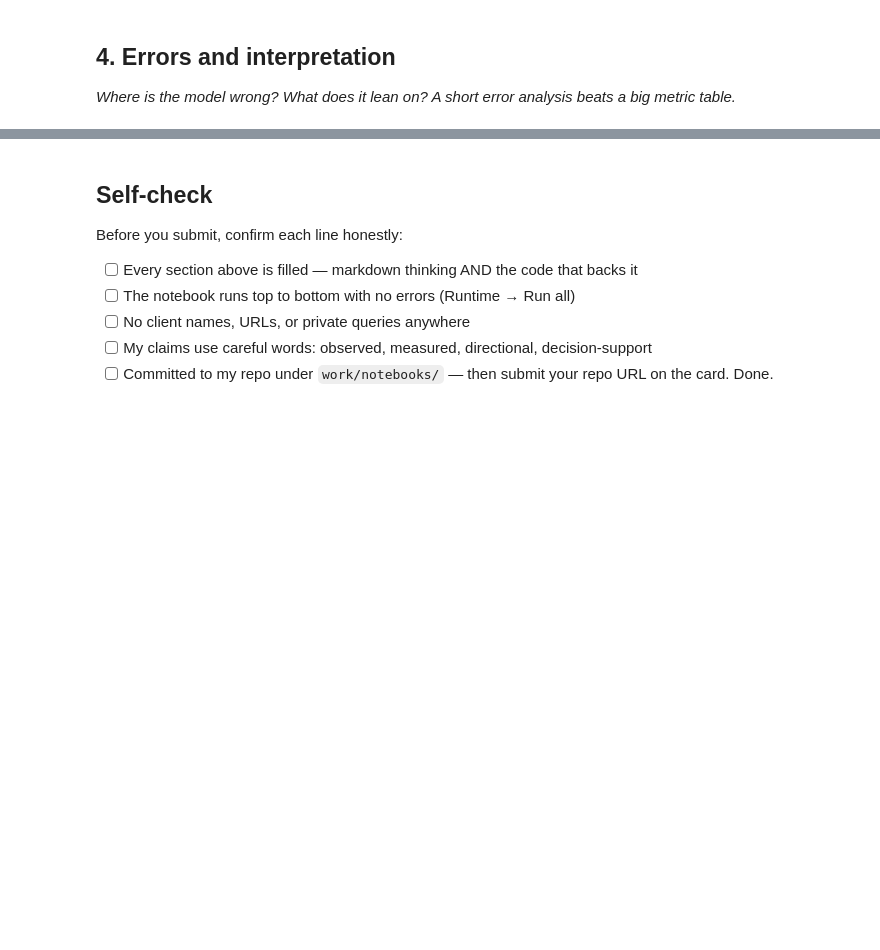
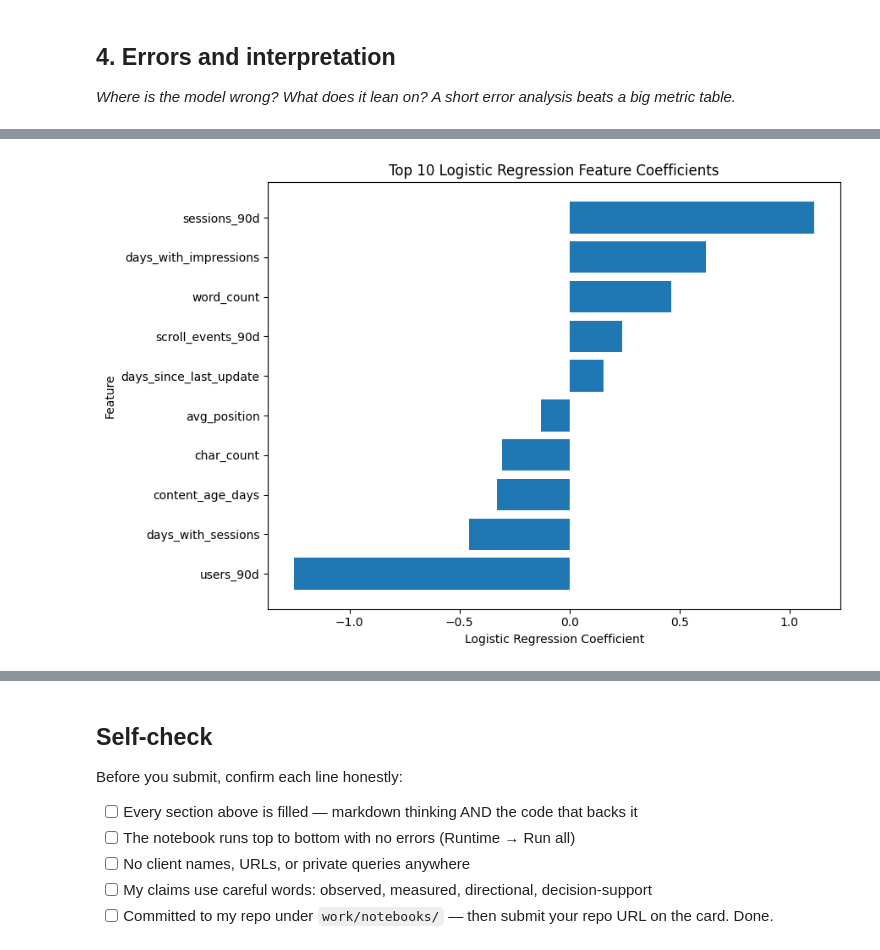
Before and after one commit to saisathwik2703/flyrank-ml-internship-starter, a Jupyter notebook: work/notebooks/w05_model.ipynb, the cells around one changed output, grey strips where cells are left out. Cells and saved outputs as stored; diff of their text form; code cells hidden in the pictures; blank space fills up the shorter version.

```diff
--- a/work/notebooks/w05_model.ipynb
+++ b/work/notebooks/w05_model.ipynb
@@ -144,0 +137,22 @@ dtype: int64
+# %%
+from sklearn.model_selection import train_test_split
+
+X = feature_df.drop(columns=["target"])
+y = feature_df["target"]
+
+X_train, X_test, y_train, y_test = train_test_split(
+    X,
+    y,
+    test_size=0.20,
+    random_state=42,
+    stratify=y
+)
+
+print("Training rows:", len(X_train))
+print("Testing rows:", len(X_test))
+
+print("\nTraining decline rate:",
+      round(y_train.mean(), 4))
+
+print("Testing decline rate:",
+      round(y_test.mean(), 4))
@@ -265,0 +744,22 @@ NameError: name 'baseline_scores' is not defined
+# %%
+import matplotlib.pyplot as plt
+
+top_features = feature_importance.head(10).sort_values(
+    "Coefficient"
+)
+
+plt.figure(figsize=(9, 6))
+
+plt.barh(
+    top_features["Feature"],
+    top_features["Coefficient"]
+)
+
+plt.xlabel("Logistic Regression Coefficient")
+plt.ylabel("Feature")
+plt.title("Top 10 Logistic Regression Feature Coefficients")
+
+plt.tight_layout()
+plt.show()
+# %% [output]
+[figure, added]
```
Also changed, not shown: parts of 33 cells of this notebook.
